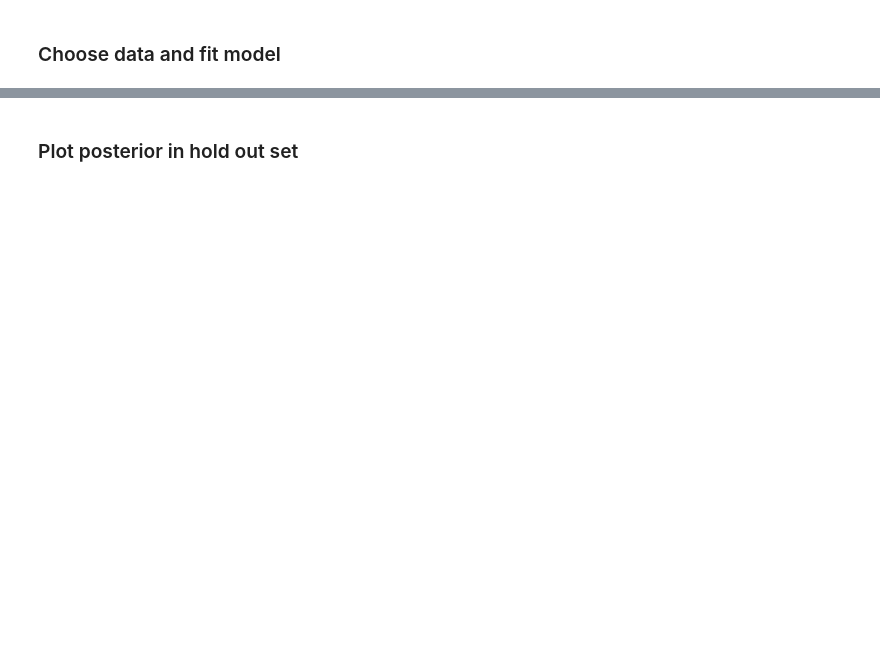
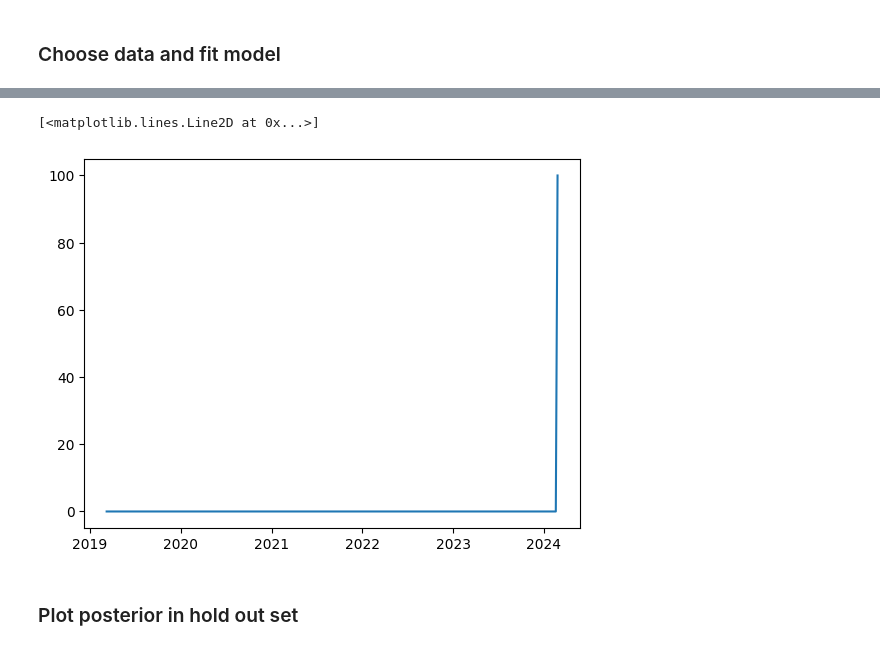
Before and after one commit to mathDR/bayesian_holidays, a Jupyter notebook: notebooks/holiday_notebook.ipynb, the cells around one changed output, grey strips where cells are left out. Cells and saved outputs as stored; diff of their text form; code cells hidden in the pictures; blank space fills up the shorter version.

```diff
--- a/notebooks/holiday_notebook.ipynb
+++ b/notebooks/holiday_notebook.ipynb
@@ -53,3 +54,8 @@ Consider re-running with show_console=True if the above output is unclear!
+# %%
+plt.plot(df_xmas['date'],df_xmas['observed'])
+# %% [output]
+[<matplotlib.lines.Line2D at 0x...>]
+[figure, added]
 # %% [markdown]
 ### Plot posterior in hold out set
 # %%
```
Also changed, not shown: parts of 5 cells of this notebook, 12 other files.
